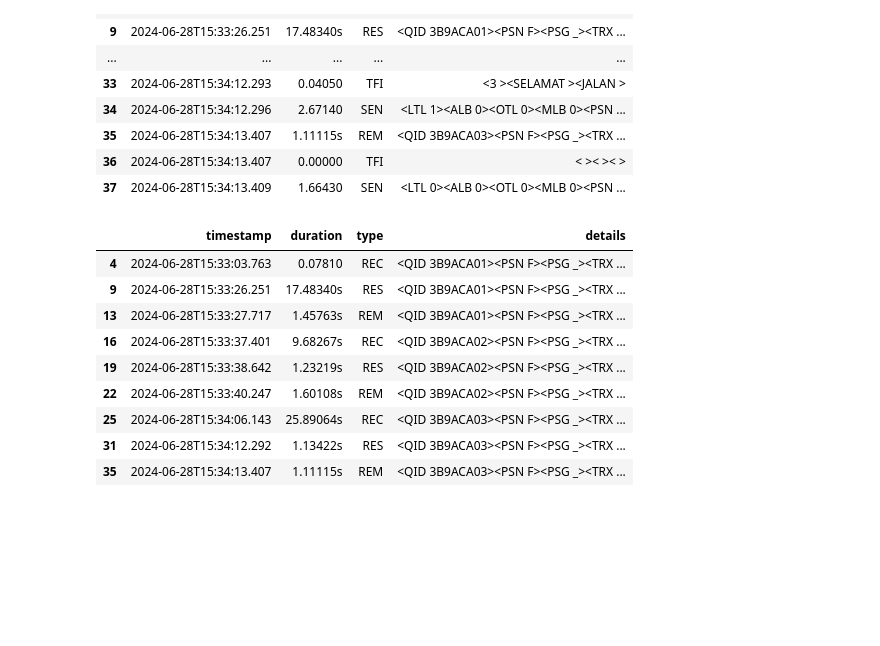
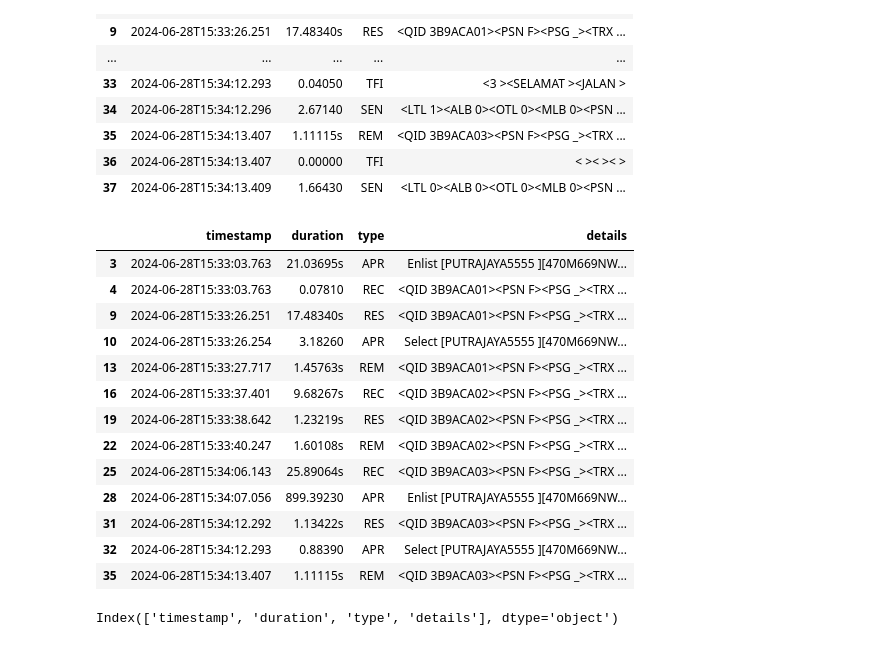
Before and after one commit to afiqrosdi260/study_parse_log, a Jupyter notebook: log-parse-table.ipynb, the cells around one changed output. Saved outputs shown, nothing was run; the diff lists cells and outputs as text; code cells hidden in the pictures; blank space fills up the shorter version.

```diff
--- a/log-parse-table.ipynb
+++ b/log-parse-table.ipynb
@@ -31,7 +35,7 @@ import pandas as pd
 # %%
 log_format="{timestamp}  {duration} {type} {details}"
 
-with open('C:/Users/afiqhusaini.rosdi/OneDrive - PLUS MALAYSIA BERHAD/Documents/Working_Projects/study_parse_log/LCS0001.LOG', 'r') as log_file:
+with open('LCS0001.LOG', 'r') as log_file:
     log_file_lines= log_file.readlines()
 
 log_collection = []
@@ -74,7 +78,7 @@ log_regex = re.compile(
 
 # Initialize a list to store parsed log entries
 log_collection = []
-log_file_path = 'C:/Users/afiqhusaini.rosdi/OneDrive - PLUS MALAYSIA BERHAD/Documents/Working_Projects/study_parse_log/LCS0001.LOG'
+log_file_path = 'LCS0001.LOG'
 
 # Read the log file
 with open(log_file_path, 'r') as log_file:
@@ -115,21 +119,29 @@ df
 | 37 | 2024-06-28T15:34:13.409 | 1.66430 | SEN | <LTL 0><ALB 0><OTL 0><MLB 0><PSN ... |
 # %%
 # Filter rows where the 'type' column is 'REC', 'RES', or 'REM'
-df_filtered = df[df['type'].isin(['REC', 'RES', 'REM'])]
+df_filtered = df[df['type'].isin(['REC', 'RES', 'REM', 'APR'])]
 
 # Sort the DataFrame by 'timestamp' (or any other column you prefer)
 df_filtered_sorted = df_filtered.sort_values(by='timestamp')
 
 # Display the resulting filtered and sorted DataFrame
 df_filtered_sorted
 # %% [output]
 |  | timestamp | duration | type | details |
+| 3 | 2024-06-28T15:33:03.763 | 21.03695s | APR | Enlist [PUTRAJAYA5555 ][470M669NW... |
 | 4 | 2024-06-28T15:33:03.763 | 0.07810 | REC | <QID 3B9ACA01><PSN F><PSG _><TRX ... |
 | 9 | 2024-06-28T15:33:26.251 | 17.48340s | RES | <QID 3B9ACA01><PSN F><PSG _><TRX ... |
+| 10 | 2024-06-28T15:33:26.254 | 3.18260 | APR | Select [PUTRAJAYA5555 ][470M669NW... |
 | 13 | 2024-06-28T15:33:27.717 | 1.45763s | REM | <QID 3B9ACA01><PSN F><PSG _><TRX ... |
 | 16 | 2024-06-28T15:33:37.401 | 9.68267s | REC | <QID 3B9ACA02><PSN F><PSG _><TRX ... |
 | 19 | 2024-06-28T15:33:38.642 | 1.23219s | RES | <QID 3B9ACA02><PSN F><PSG _><TRX ... |
 | 22 | 2024-06-28T15:33:40.247 | 1.60108s | REM | <QID 3B9ACA02><PSN F><PSG _><TRX ... |
 | 25 | 2024-06-28T15:34:06.143 | 25.89064s | REC | <QID 3B9ACA03><PSN F><PSG _><TRX ... |
+| 28 | 2024-06-28T15:34:07.056 | 899.39230 | APR | Enlist [PUTRAJAYA5555 ][470M669NW... |
 | 31 | 2024-06-28T15:34:12.292 | 1.13422s | RES | <QID 3B9ACA03><PSN F><PSG _><TRX ... |
+| 32 | 2024-06-28T15:34:12.293 | 0.88390 | APR | Select [PUTRAJAYA5555 ][470M669NW... |
 | 35 | 2024-06-28T15:34:13.407 | 1.11115s | REM | <QID 3B9ACA03><PSN F><PSG _><TRX ... |
+# %%
+df_filtered_sorted.columns
+# %% [output]
+Index(['timestamp', 'duration', 'type', 'details'], dtype='object')
```
Also changed, not shown: parts of 3 cells of this notebook.
